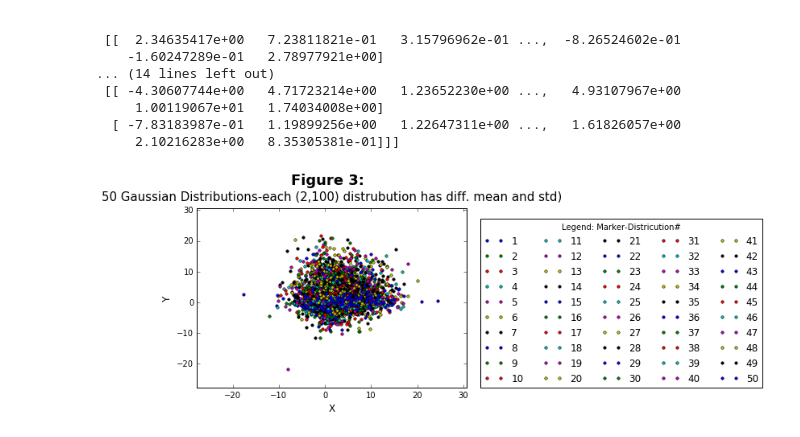
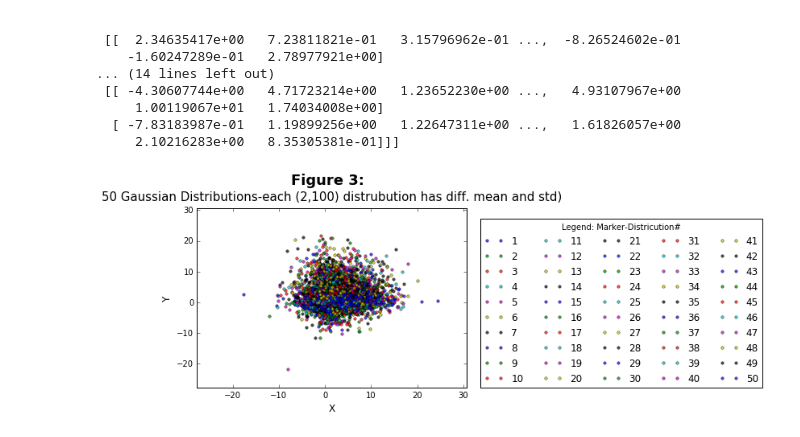
Before and after one commit to kayzhou22/PUI2016_zz1598, a Jupyter notebook: HW1_zz1598/HW1_3_zz1598.ipynb, the cells around one changed output. Saved outputs shown, nothing was run; the diff lists cells and outputs as text; code cells hidden in the pictures.

```diff
--- a/HW1_zz1598/HW1_3_zz1598.ipynb
+++ b/HW1_zz1598/HW1_3_zz1598.ipynb
@@ -142,7 +142,7 @@ for datapt in ReprRandAll:
     count += 1
     x = datapt[0][:]
     y = datapt[1][:]
-    pl.plot(x, y, 'o', ms=3.5, label=(count))
+    pl.plot(x, y, 'o', ms=3.5, alpha=0.7, label=(count))
 
 pl.xlim(10 * np.min(ReprRandAll[:][0][:]), 10 * np.max(ReprRandAll[:][0][:]))
 #pl.ylim(10 * np.min(ReprRandAll[:][0][:]), 10 * np.max(ReprRandAll[:][0][:]))
@@ -173,7 +173,7 @@ for datapt in ReprRandAll2:
     count += 1
     x = datapt[0][:]
     y = datapt[1][:]
-    pl.plot(x, y, 'o', ms= 3.5, label=(count))
+    pl.plot(x, y, 'o', ms= 3.5, alpha=0.7, label=(count))
 
 pl.xlim(10 * np.min(ReprRandAll2[:][0][:]), 10 * np.max(ReprRandAll2[:][0][:]))
 pl.ylim(10 * np.min(ReprRandAll2[:][0][:]), 10 * np.max(ReprRandAll2[:][0][:]))
@@ -240,22 +240,22 @@ print (ReprRandAll3)  #new ReprRandAll3 with row[1] shuffled among the 50 groups
 # %%
 # plot figure 3 for the above generated distributions
 pl.figure()
 pl.subplot(111)
 count = 0
 for datapt in ReprRandAll3:
     count += 1
     x = datapt[0][:]
     y = datapt[1][:]
-    pl.plot(x, y, 'o', ms= 3.5, label=(count))
+    pl.plot(x, y, 'o', ms= 3.5, alpha=0.7, label=(count))
 
 pl.xlim(10 * np.min(ReprRandAll2[:][0][:]), 10 * np.max(ReprRandAll2[:][0][:]))
 pl.ylim(10 * np.min(ReprRandAll2[:][0][:]), 10 * np.max(ReprRandAll2[:][0][:]))
 pl.suptitle('Figure 3:', fontsize=18, fontweight='bold', y=1.05)
 pl.title('50 Gaussian Distributions-each (2,100) distrubution has diff. mean and std)',fontsize=15, y=1.02)
 pl.xlabel('X', size=12) #rows of ReprRandAll2 that represent datapoint[0] for each datapoint)
 pl.ylabel('Y', size=12) #rows of ReprRandAll2 that represent datapoint[1] for each datapoint)
 pl.legend(title='Legend: Marker-Districution#',fontsize=12, bbox_to_anchor=(1.05, 0.94),loc=2, ncol=5, borderaxespad=0. )
 
 pl.show()
 # %% [output]
-[figure, old version]
+[figure, new version]
```
Also changed, not shown: parts of 2 cells of this notebook.
